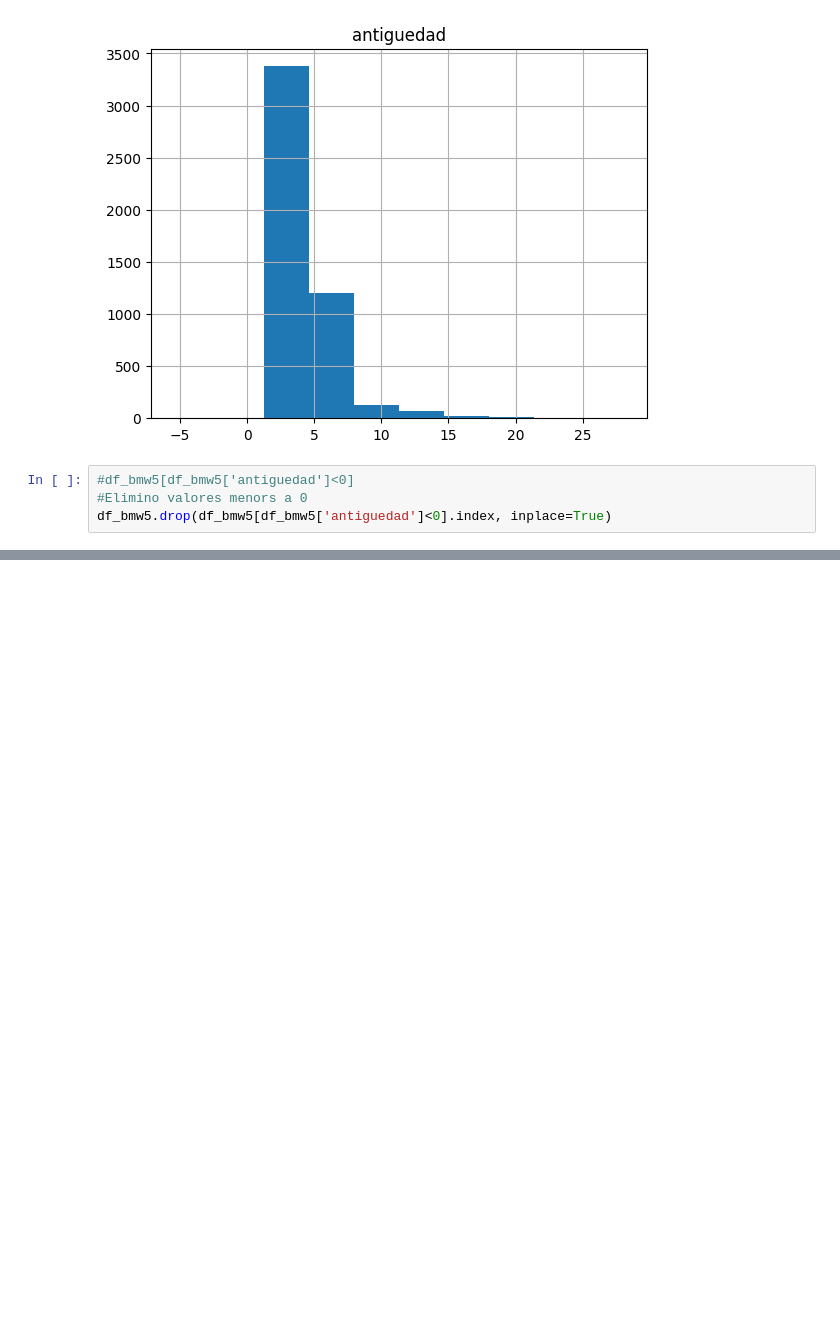
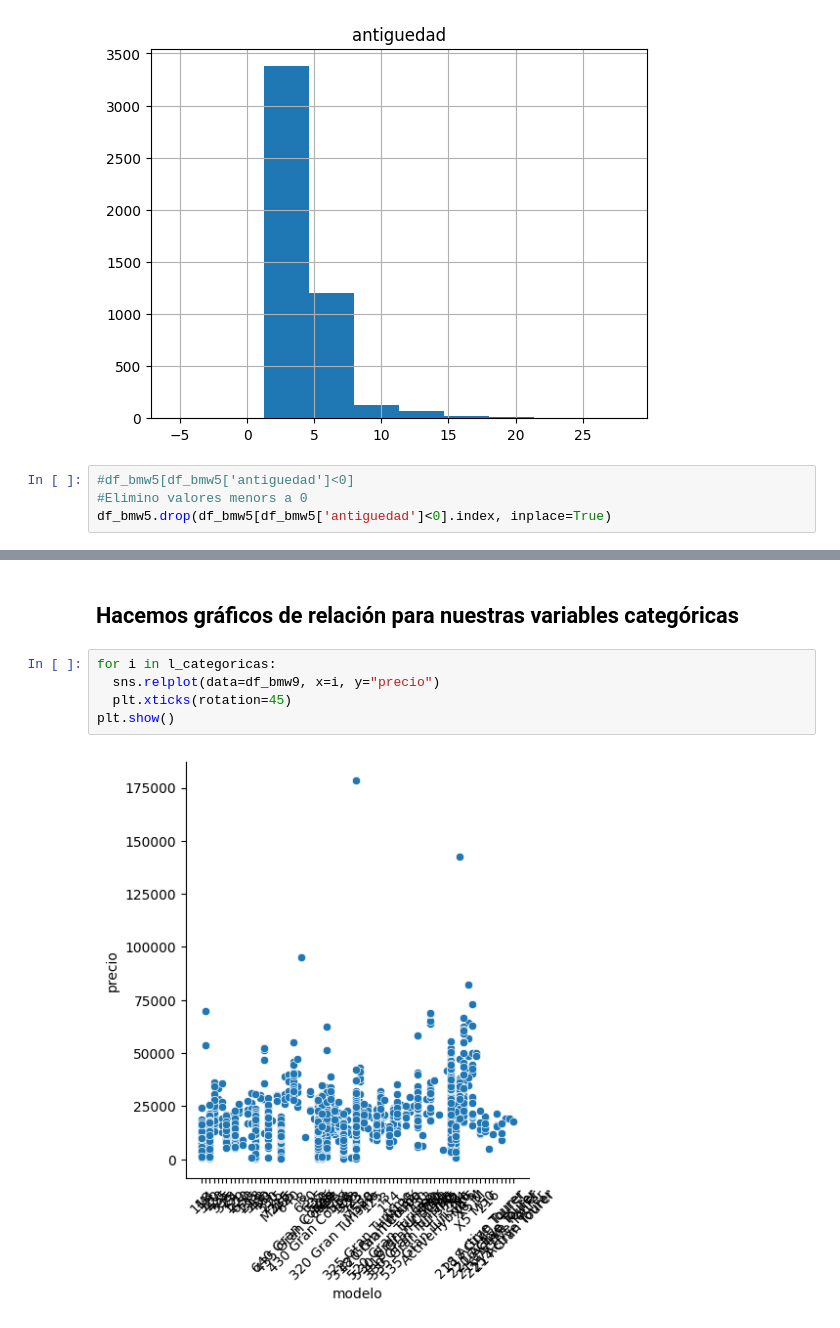
Before and after one commit to haroldavis/Project-BMW, a Jupyter notebook: df_bmw.ipynb, the cells around one changed output, grey strips where cells are left out. Drawn from its saved outputs; the diff is of its cells as text; blank space fills up the shorter version.

```diff
--- a/df_bmw.ipynb
+++ b/df_bmw.ipynb
@@ -209,0 +584,9 @@ df_bmw5.drop(df_bmw5[df_bmw5['antiguedad']<0].index, inplace=True)
+# %% [markdown]
+## Hacemos gráficos de relación para nuestras variables categóricas
+# %%
+for i in l_categoricas:
+  sns.relplot(data=df_bmw9, x=i, y="precio")
+  plt.xticks(rotation=45)
+plt.show()
+# %% [output]
+[figure, added]
```
Also changed, not shown: parts of 52 cells of this notebook.
